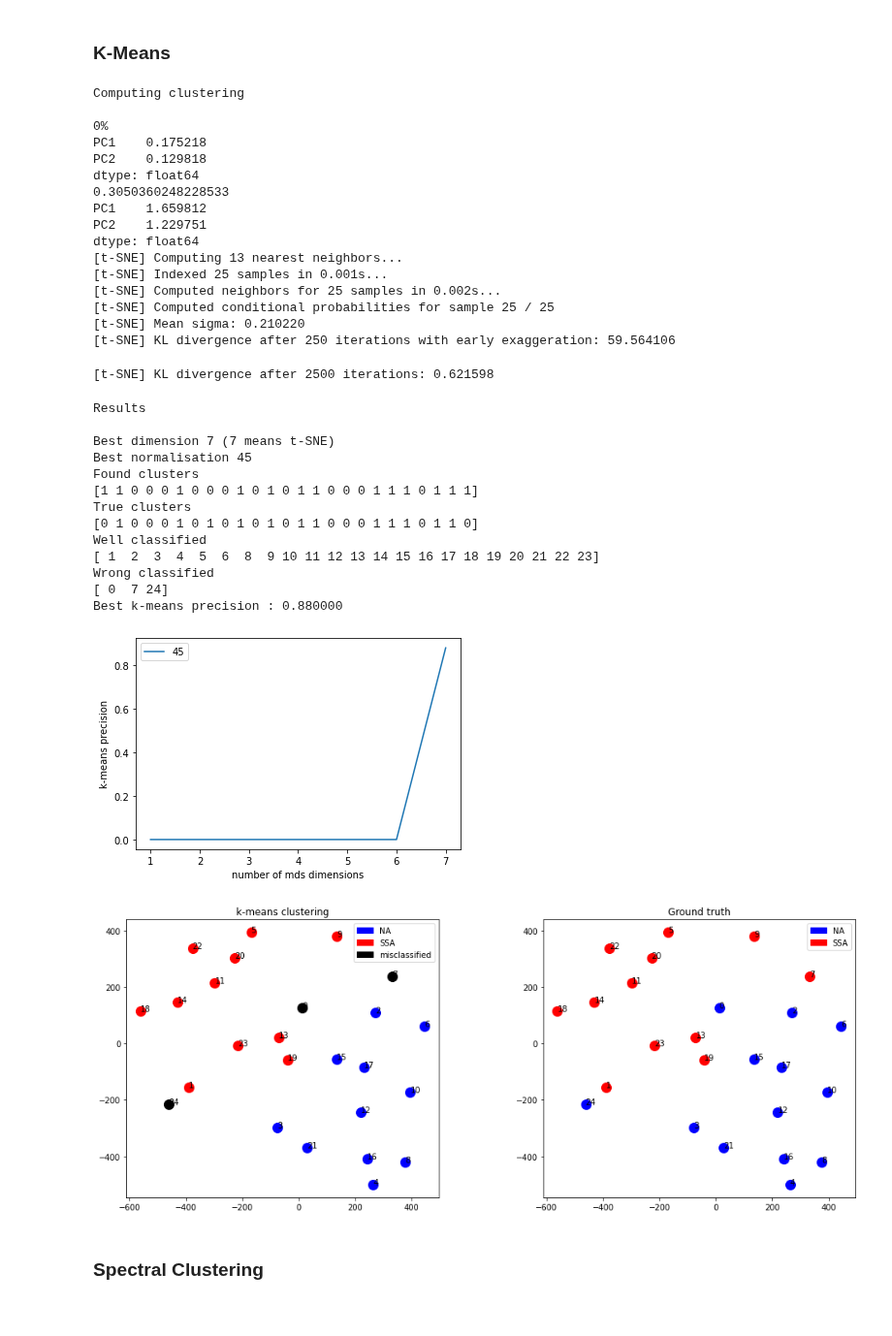
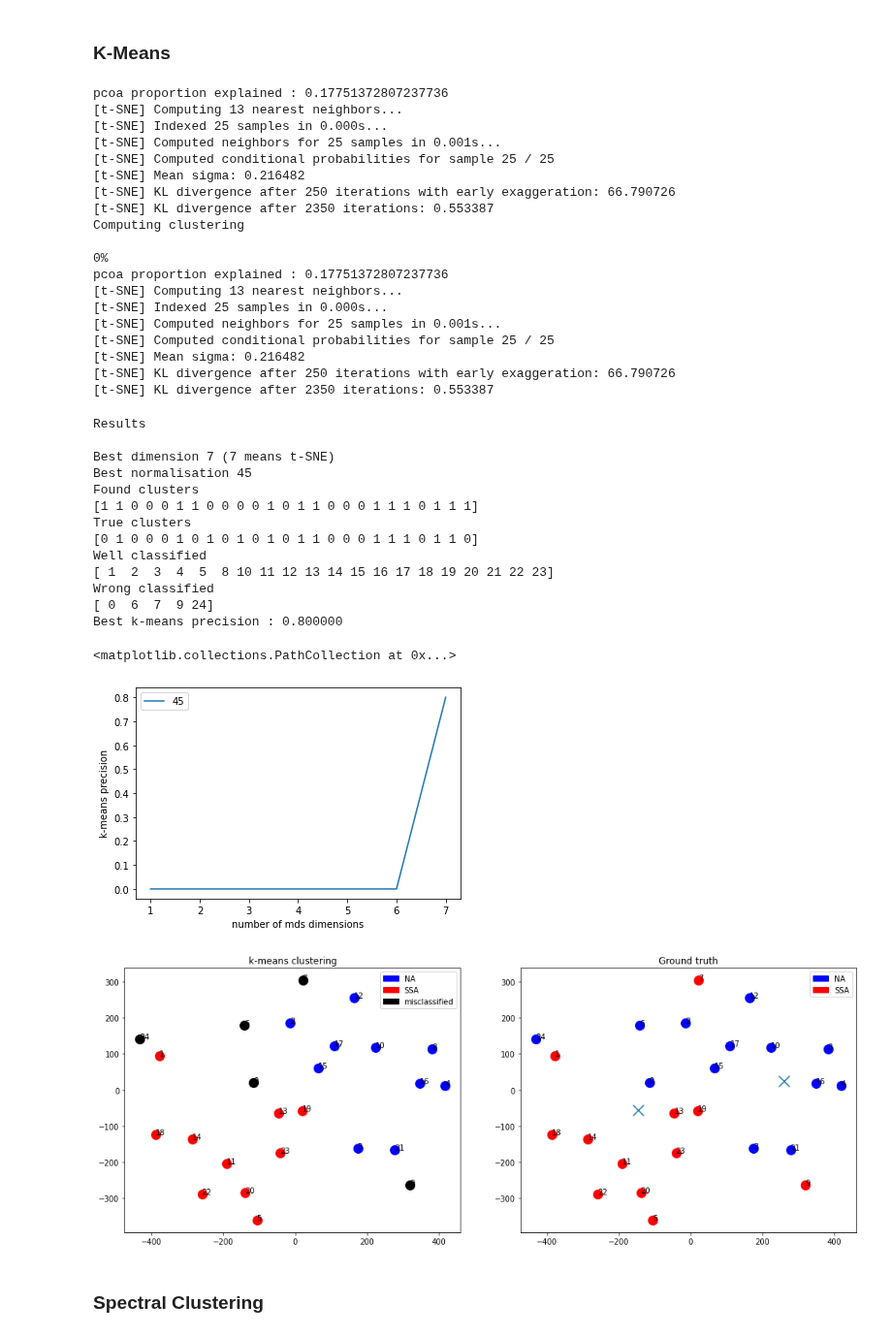
Before and after one commit to alexandremerasli/TFE, a Jupyter notebook: cluster_data.ipynb, the cells around one changed output. Shown at 97% size. Cells and saved outputs as stored; diff of their text form; code cells hidden in the pictures.

Commit message:
k-means with HC results for init

```diff
--- a/cluster_data.ipynb
+++ b/cluster_data.ipynb
@@ -167,7 +167,7 @@ for i in range(len(matrix)):
 '\n# Normalise data\nfor i in range(len(matrix)):\n    matrix[:,i] = (matrix[:,i] - np.mean(matrix[:,i])) / np.std(matrix[:,i])\n'
 # %%
 norm_coef = 45
-add_coef = 0
+add_coef = 2
 distance_matrix = computeDistanceMatrix(norm_coef) # Choose between 1 and 45,
                                             # 45 means bigger non diagonal correlations almost 1
 study_matrix_norm = 1-(distance_matrix-add_coef)
@@ -246,7 +246,7 @@ from scipy.cluster.hierarchy import dendrogram, linkage, fcluster
 
 distance_matrix = computeDistanceMatrix(norm_coef,uncondensed=True)
 Z=linkage(distance_matrix,'ward','euclidean',optimal_ordering=True)
-thresold = 1.4
+thresold = 3.5
 dendrogram(Z, color_threshold=thresold)
 plt.show()
 
@@ -259,7 +259,8 @@ print(condition)
 subjects = np.arange(0,N)
 wellClassified = subjects[label==condition]
 wrongClassified = subjects[label!=condition]
-
+SSA_HC = subjects[label==0] # Maybe NA
+NA_HC = subjects[label==1] # Maybe SSA
 print("Well classified")
 print(wellClassified)
 print("Wrong classified")
@@ -1011,6 +1009,14 @@ class Results():
                     self.best_dim = i
                     self.best_norm = coefficients[p]
                     self.best_points = points
+
+    def initCenters(self,NA_ref,SSA_ref):
+        distance_matrix = computeDistanceMatrix(normalisation=coefficients[0])
+        points = computeSNECoordinate(distance_matrix)
+        init = np.zeros((2,2))
+        init[:,0] = np.mean(points[NA_ref,:],axis=0)
+        init[:,1] = np.mean(points[SSA_ref,:],axis=0)
+        return init
 
     def trueWrongClusters(self,label,condition):
         subjects = np.arange(0,N)
@@ -1072,49 +1078,55 @@ coefficients = np.linspace(1,45,2)
 coefficients = [45]
 
 kmeans_result = Results("k-means")
-kmeans = KMeans(n_clusters=2,n_init=1000)
+#kmeans = KMeans(n_clusters=2,n_init=1000)
 #init_EEG = np.array([[-0.5,0.5],[1,0]])
-#kmeans = KMeans(n_clusters=2, init=init_EEG,n_init=1)
+init_EEG = kmeans_result.initCenters(NA_HC,SSA_HC) # Only if one coefficient and one dimension,
+                                       # otherwise we have to compute it again
+kmeans = KMeans(n_clusters=2, init=init_EEG,n_init=1)
 kmeans_result.applyMethod(kmeans,dim=[7])
 # %% [output]
+pcoa proportion explained : 0.17751372807237736
+[t-SNE] Computing 13 nearest neighbors...
+[t-SNE] Indexed 25 samples in 0.000s...
+[t-SNE] Computed neighbors for 25 samples in 0.001s...
+[t-SNE] Computed conditional probabilities for sample 25 / 25
+[t-SNE] Mean sigma: 0.216482
+[t-SNE] KL divergence after 250 iterations with early exaggeration: 66.790726
+[t-SNE] KL divergence after 2350 iterations: 0.553387
 Computing clustering
 
 0%
-PC1    0.175218
-PC2    0.129818
-dtype: float64
-0.3050360248228533
-PC1    1.659812
-PC2    1.229751
-dtype: float64
+pcoa proportion explained : 0.17751372807237736
 [t-SNE] Computing 13 nearest neighbors...
-[t-SNE] Indexed 25 samples in 0.001s...
-[t-SNE] Computed neighbors for 25 samples in 0.002s...
+[t-SNE] Indexed 25 samples in 0.000s...
+[t-SNE] Computed neighbors for 25 samples in 0.001s...
 [t-SNE] Computed conditional probabilities for sample 25 / 25
-[t-SNE] Mean sigma: 0.210220
-[t-SNE] KL divergence after 250 iterations with early exaggeration: 59.564106
+[t-SNE] Mean sigma: 0.216482
+[t-SNE] KL divergence after 250 iterations with early exaggeration: 66.790726
+[t-SNE] KL divergence after 2350 iterations: 0.553387
-[t-SNE] KL divergence after 2500 iterations: 0.621598
 # %%
 # Show results
 kmeans_result.twoClustersMethodResult()
 kmeans_result.showResultMap()
 plotMdsPoints(kmeans_result.best_points)
+plt.scatter(init_EEG[0,:],init_EEG[1,:],s=200,marker='x')
 # %% [output]
 Results
 
 Best dimension 7 (7 means t-SNE)
 Best normalisation 45
 Found clusters
-[1 1 0 0 0 1 0 0 0 1 0 1 0 1 1 0 0 0 1 1 1 0 1 1 1]
+[1 1 0 0 0 1 1 0 0 0 0 1 0 1 1 0 0 0 1 1 1 0 1 1 1]
 True clusters
 [0 1 0 0 0 1 0 1 0 1 0 1 0 1 1 0 0 0 1 1 1 0 1 1 0]
 Well classified
-[ 1  2  3  4  5  6  8  9 10 11 12 13 14 15 16 17 18 19 20 21 22 23]
+[ 1  2  3  4  5  8 10 11 12 13 14 15 16 17 18 19 20 21 22 23]
 Wrong classified
-[ 0  7 24]
-Best k-means precision : 0.880000
+[ 0  6  7  9 24]
+Best k-means precision : 0.800000
+<matplotlib.collections.PathCollection at 0x...>
-[figure, old version]
+[figure, new version]
-[figure, old version]
+[figure, new version]
 # %% [markdown]
 ### Spectral Clustering
 # %%
```
Also changed, not shown: parts of 13 cells of this notebook.
